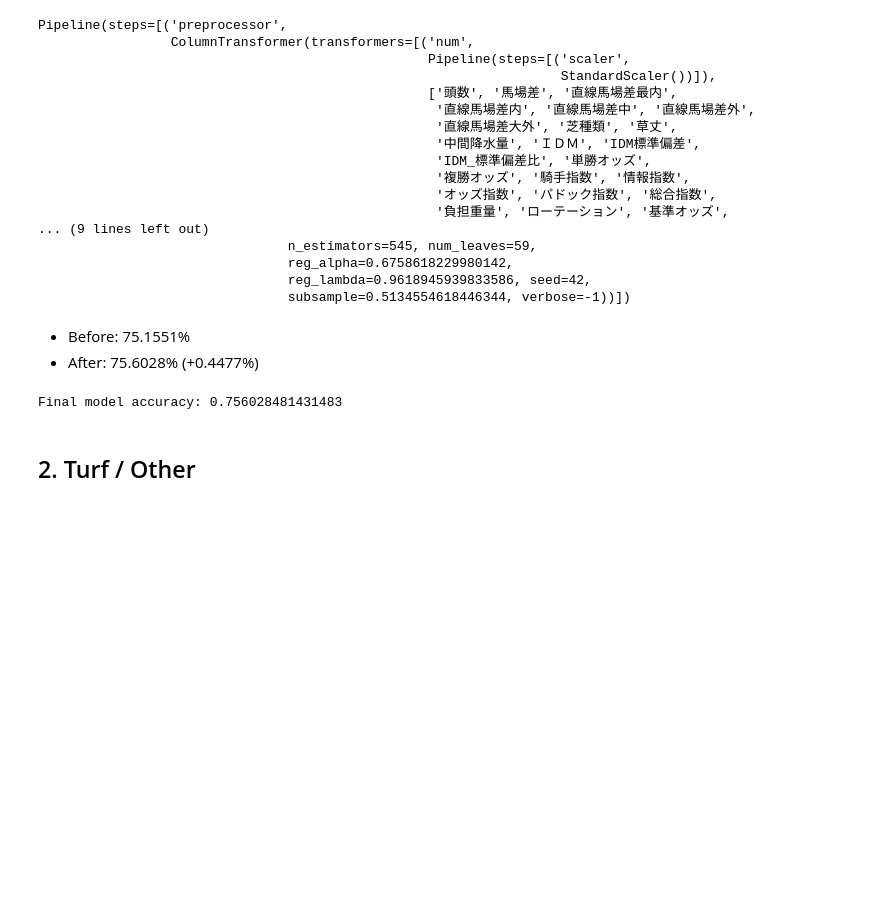
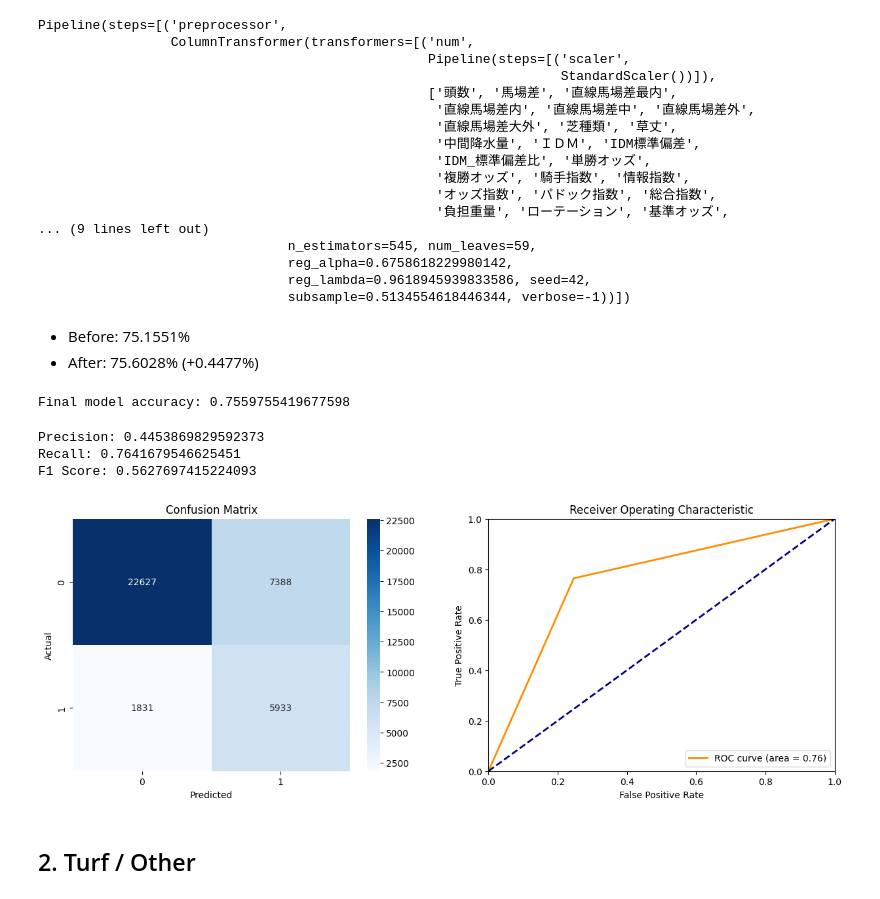
Before and after one commit to hankehly/JapanHorseRaceAnalytics, a Jupyter notebook: notebooks/20240107_seasonal_models.ipynb, the cells around one changed output. Drawn from its saved outputs; the diff is of its cells as text; code cells hidden in the pictures; blank space fills up the shorter version.

```diff
--- a/notebooks/20240107_seasonal_models.ipynb
+++ b/notebooks/20240107_seasonal_models.ipynb
@@ -90,9 +100,16 @@ from sklearn.compose import ColumnTransformer
 from sklearn.pipeline import Pipeline
 from sklearn.preprocessing import StandardScaler, OneHotEncoder
 import lightgbm as lgb
+from pathlib import Path
+import joblib
 
 
-def train_model(X_train, y_train, feature_dtypes):
+def train_model(X_train, y_train, feature_dtypes, model_name: str, force: bool = False):
+    model_path = Path(f"results/models/{model_name}")
+
+    if model_path.exists() and not force:
+        return joblib.load(str(model_path))
+
     best = {
         "boosting_type": 1,
         "colsample_bytree": 0.5888579948196252,
@@ -148,11 +165,14 @@ def train_model(X_train, y_train, feature_dtypes):
         ]
     )
     final_model.fit(X_train, y_train)
+    joblib.dump(final_model, str(model_path))
     return final_model
 # %% [markdown]
 ## 1. Turf / Cold season
 # %%
-mask_turf_cold = (X_train["トラック種別"] == "芝") & X_train["年月日"].dt.month.isin([12, 1, 2, 3, 4])
+mask_turf_cold = (X_train["トラック種別"] == "芝") & X_train["年月日"].dt.month.isin(
+    [12, 1, 2, 3, 4]
+)
 
 X_train_turf_cold = X_train[mask_turf_cold][Features.get_feature_names_by_tag("芝")]
 y_train_turf_cold = X_train[mask_turf_cold]["複勝的中"]
@@ -165,7 +185,12 @@ feature_dtypes_turf = {
     if field in Features.get_feature_names_by_tag("芝")
 }
 
-final_model_turf_cold = train_model(X_train_turf_cold, y_train_turf_cold, feature_dtypes_turf)
+final_model_turf_cold = train_model(
+    X_train_turf_cold,
+    y_train_turf_cold,
+    feature_dtypes_turf,
+    "20240107_seasonal_models__final_model_turf_cold",
+)
 final_model_turf_cold
 # %% [output]
 Pipeline(steps=[('preprocessor',
@@ -192,7 +217,9 @@ Pipeline(steps=[('preprocessor',
 from sklearn.metrics import accuracy_score
 
 
-test_mask_turf_cold = (X_test["トラック種別"] == "芝") & X_test["年月日"].dt.month.isin([12, 1, 2, 3, 4])
+test_mask_turf_cold = (X_test["トラック種別"] == "芝") & X_test["年月日"].dt.month.isin(
+    [12, 1, 2, 3, 4]
+)
 
 X_test_turf_cold = X_test[test_mask_turf_cold][Features.get_feature_names_by_tag("芝")]
 y_test_turf_cold = X_test[test_mask_turf_cold]["複勝的中"]
@@ -202,4 +229,4 @@ final_pred_prob_turf_cold = final_model_turf_cold.predict_proba(X_test_turf_cold
 final_accuracy_turf_cold = accuracy_score(y_test_turf_cold, final_pred_turf_cold)
 print("Final model accuracy:", final_accuracy_turf_cold)
 # %% [output]
-Final model accuracy: 0.756028481431483
+Final model accuracy: 0.7559755419677598
@@ -206,3 +235,12 @@ Final model accuracy: 0.756028481431483
+# %%
+plot_binary_classifier_metrics(
+    X_test[test_mask_turf_cold]["複勝的中"], final_pred_turf_cold
+)
+# %% [output]
+Precision: 0.4453869829592373
+Recall: 0.7641679546625451
+F1 Score: 0.5627697415224093
+[figure, added]
 # %% [markdown]
 ## 2. Turf / Other
 # %%
```
Also changed, not shown: parts of 49 cells of this notebook, 3 other files.
